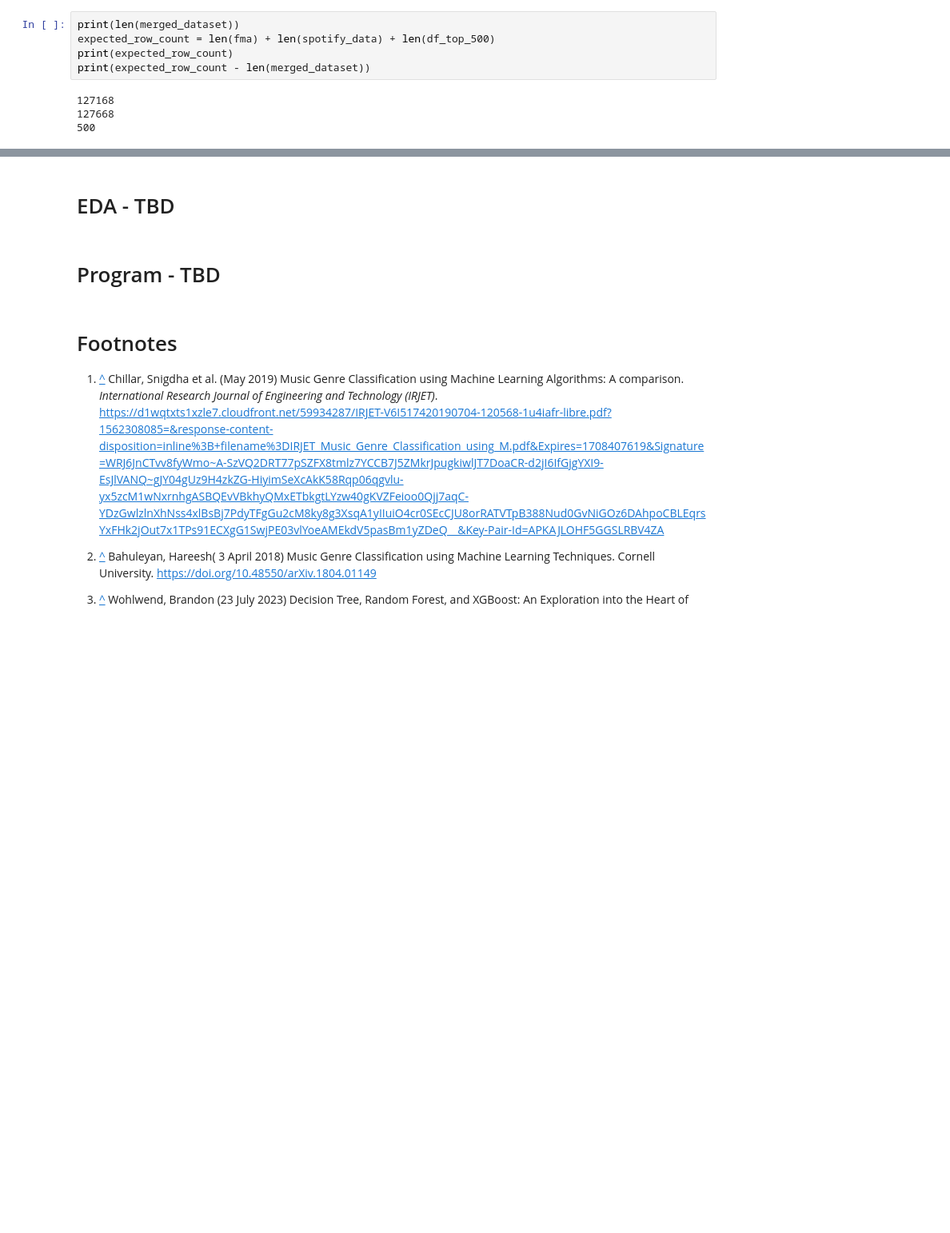
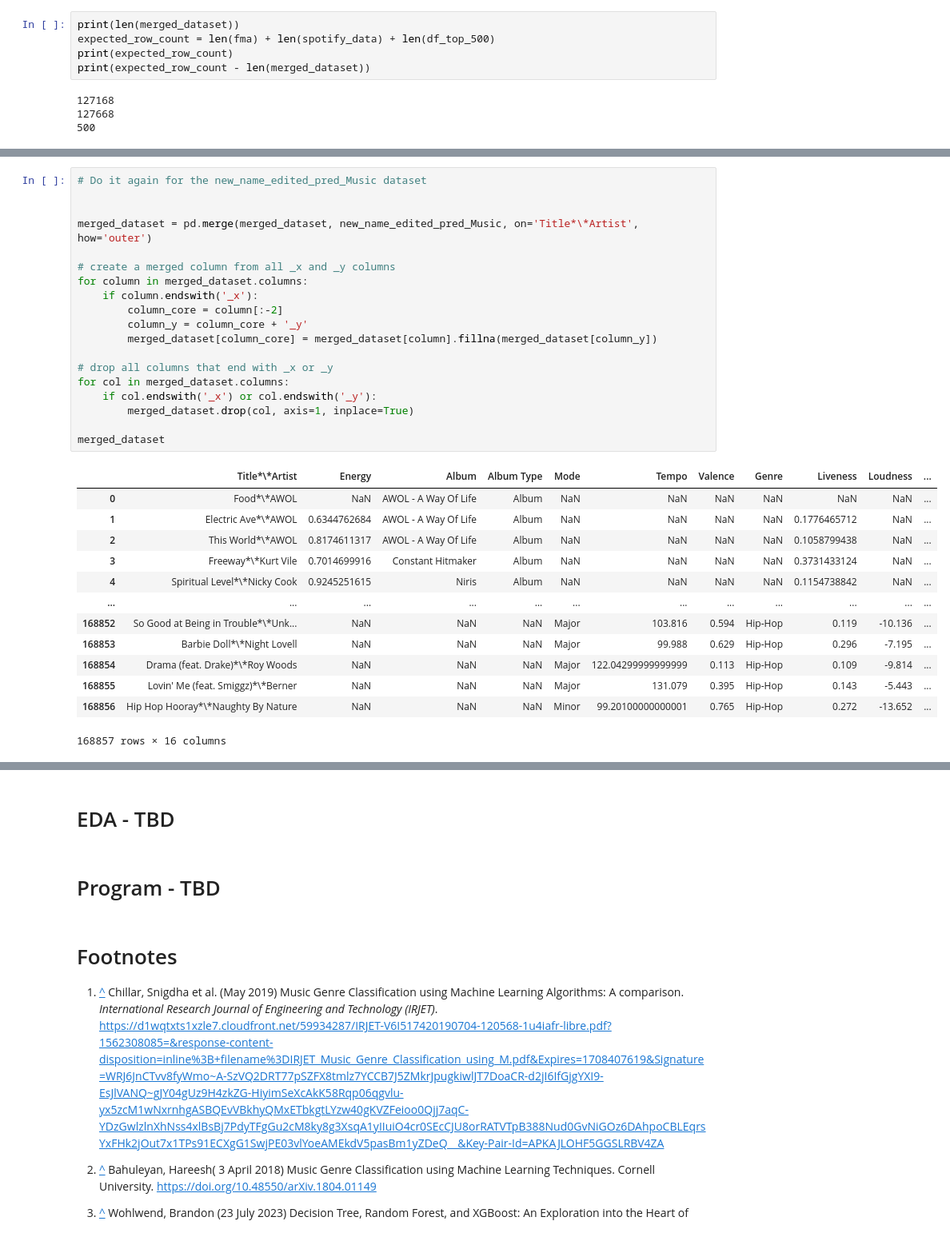
Before and after one commit to enriqfatima/COGS118B_Project, a Jupyter notebook: Data_Wrangling_groupXXX.ipynb, the cells around one changed output, grey strips where cells are left out. Shown: that part at 80% size. Cells and saved outputs as stored; diff of their text form; blank space fills up the shorter version.

```diff
--- a/Data_Wrangling_groupXXX.ipynb
+++ b/Data_Wrangling_groupXXX.ipynb
@@ -616,0 +682,33 @@ merged_dataset
+# %%
+# Do it again for the new_name_edited_pred_Music dataset
+
+
+merged_dataset = pd.merge(merged_dataset, new_name_edited_pred_Music, on='Title*\*Artist', how='outer')
+
+# create a merged column from all _x and _y columns
+for column in merged_dataset.columns:
+    if column.endswith('_x'):
+        column_core = column[:-2]
+        column_y = column_core + '_y'
+        merged_dataset[column_core] = merged_dataset[column].fillna(merged_dataset[column_y])
+
+# drop all columns that end with _x or _y
+for col in merged_dataset.columns:
+    if col.endswith('_x') or col.endswith('_y'):
+        merged_dataset.drop(col, axis=1, inplace=True)
+
+merged_dataset
+# %% [output]
+|  | Title*\*Artist | Energy | Album | Album Type | Mode | Tempo | Valence | Genre | Liveness | Loudness | ... |
+| 0 | Food*\*AWOL | NaN | AWOL - A Way Of Life | Album | NaN | NaN | NaN | NaN | NaN | NaN | ... |
+| 1 | Electric Ave*\*AWOL | 0.6344762684 | AWOL - A Way Of Life | Album | NaN | NaN | NaN | NaN | 0.1776465712 | NaN | ... |
+| 2 | This World*\*AWOL | 0.8174611317 | AWOL - A Way Of Life | Album | NaN | NaN | NaN | NaN | 0.1058799438 | NaN | ... |
+| 3 | Freeway*\*Kurt Vile | 0.7014699916 | Constant Hitmaker | Album | NaN | NaN | NaN | NaN | 0.3731433124 | NaN | ... |
+| 4 | Spiritual Level*\*Nicky Cook | 0.9245251615 | Niris | Album | NaN | NaN | NaN | NaN | 0.1154738842 | NaN | ... |
+| ... | ... | ... | ... | ... | ... | ... | ... | ... | ... | ... | ... |
+| 168852 | So Good at Being in Trouble*\*Unk... | NaN | NaN | NaN | Major | 103.816 | 0.594 | Hip-Hop | 0.119 | -10.136 | ... |
+| 168853 | Barbie Doll*\*Night Lovell | NaN | NaN | NaN | Major | 99.988 | 0.629 | Hip-Hop | 0.296 | -7.195 | ... |
+| 168854 | Drama (feat. Drake)*\*Roy Woods | NaN | NaN | NaN | Major | 122.04299999999999 | 0.113 | Hip-Hop | 0.109 | -9.814 | ... |
+| 168855 | Lovin' Me (feat. Smiggz)*\*Berner | NaN | NaN | NaN | Major | 131.079 | 0.395 | Hip-Hop | 0.143 | -5.443 | ... |
+| 168856 | Hip Hop Hooray*\*Naughty By Nature | NaN | NaN | NaN | Minor | 99.20100000000001 | 0.765 | Hip-Hop | 0.272 | -13.652 | ... |
+168857 rows × 16 columns
```
Also changed, not shown: parts of 18 cells of this notebook.
